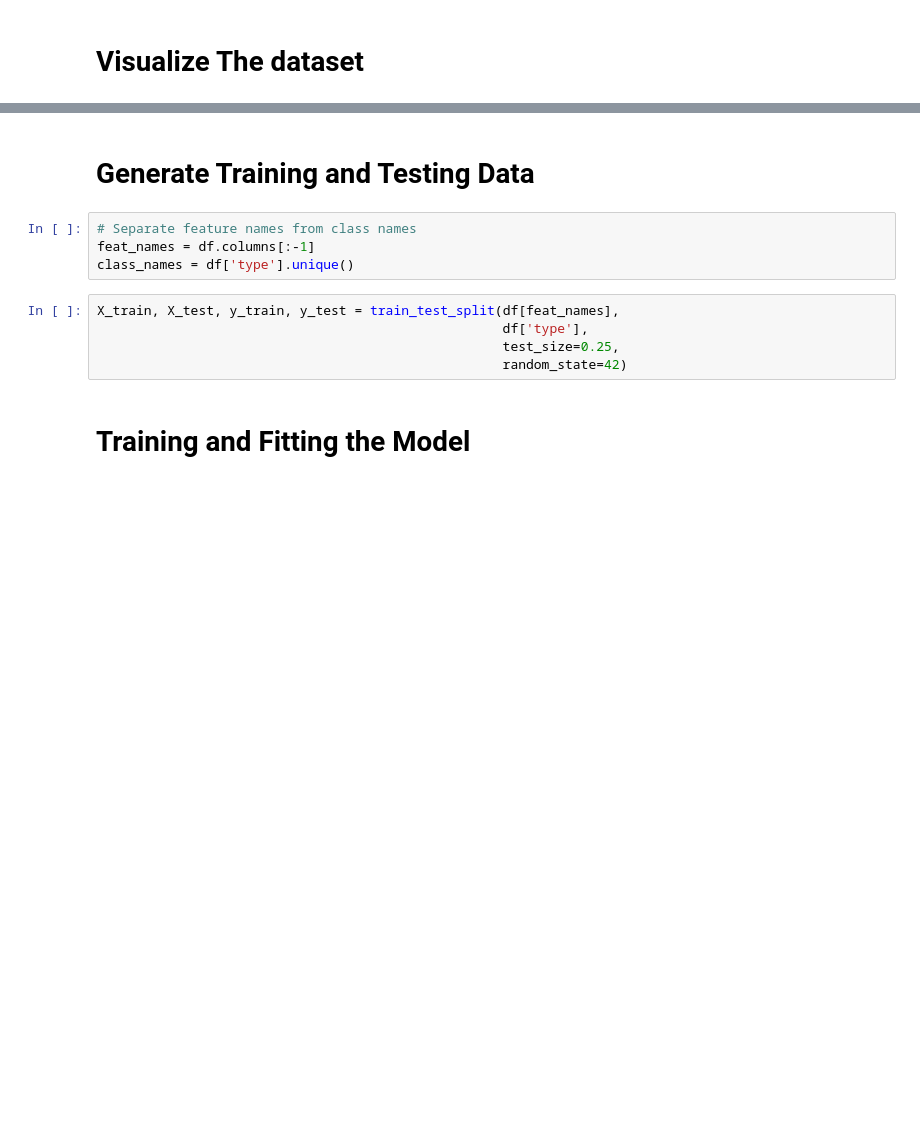
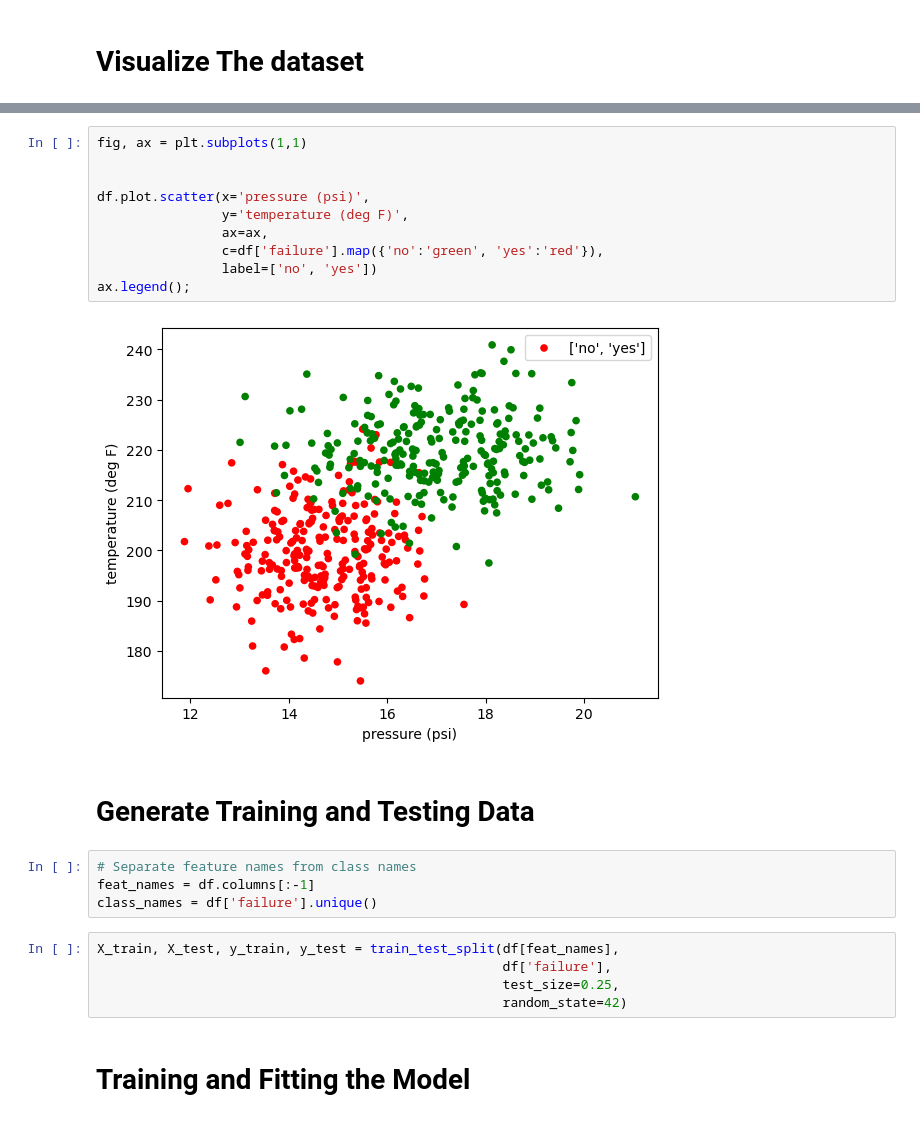
Before and after one commit to papir805/Stanford-ML-Class, a Jupyter notebook: notebooks/logistic_regression.ipynb, the cells around one changed output, grey strips where cells are left out. Cells and saved outputs as stored; diff of their text form; blank space fills up the shorter version.

```diff
--- a/notebooks/logistic_regression.ipynb
+++ b/notebooks/logistic_regression.ipynb
@@ -29,12 +64,24 @@ df.head()
+# %%
+fig, ax = plt.subplots(1,1)
+
+
+df.plot.scatter(x='pressure (psi)',
+                y='temperature (deg F)',
+                ax=ax,
+                c=df['failure'].map({'no':'green', 'yes':'red'}),
+                label=['no', 'yes'])
+ax.legend();
+# %% [output]
+[figure, added]
 # %% [markdown]
 # Generate Training and Testing Data
 # %%
 # Separate feature names from class names
 feat_names = df.columns[:-1]
-class_names = df['type'].unique()
+class_names = df['failure'].unique()
 # %%
 X_train, X_test, y_train, y_test = train_test_split(df[feat_names],
-                                                    df['type'],
+                                                    df['failure'],
                                                     test_size=0.25,
                                                     random_state=42)
 # %% [markdown]
```
Also changed, not shown: parts of 10 cells of this notebook, 6 other files.
